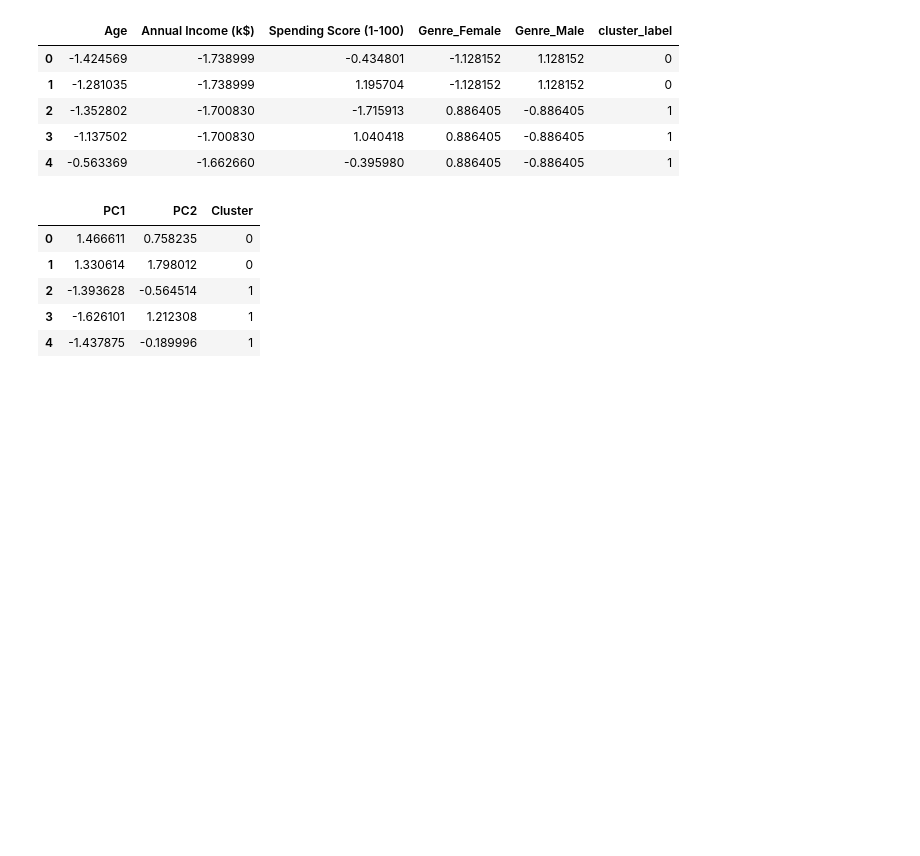
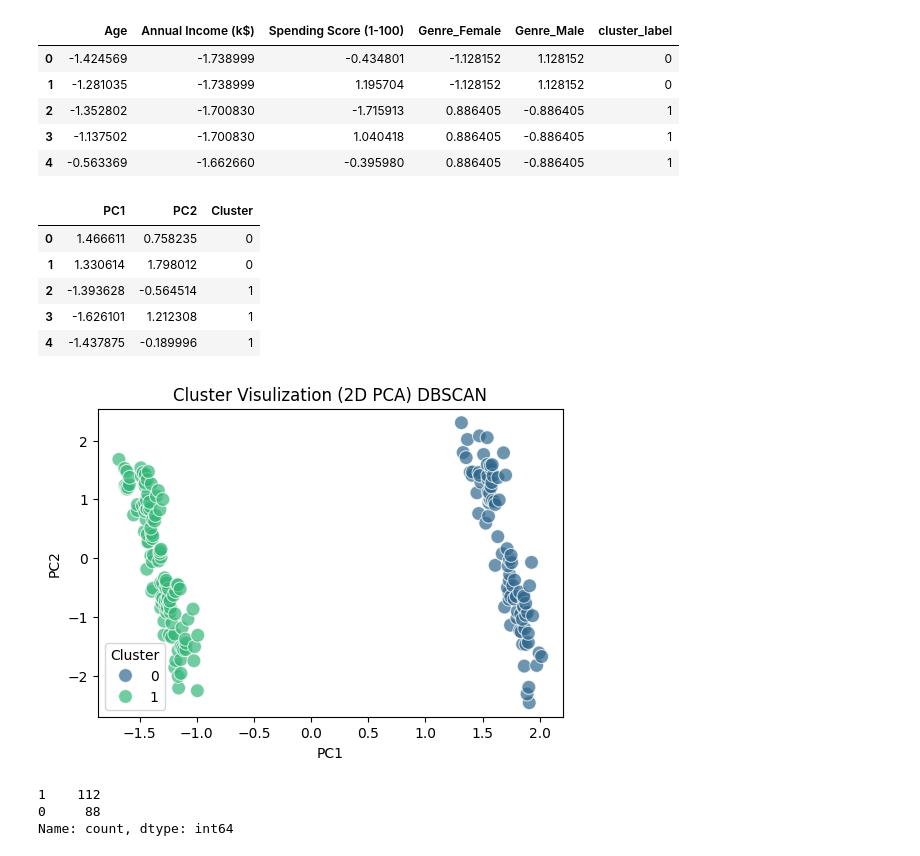
Before and after one commit to biswas-bit/Customer-Segmentation-Unsupervised-ML-, a Jupyter notebook: analysis/algorithem_dbScan.ipynb, the cells around one changed output. Cells and saved outputs as stored; diff of their text form; code cells hidden in the pictures; blank space fills up the shorter version.

Commit message:
used DBSCAN it only gave 2 clusters less then k-means

```diff
--- a/analysis/algorithem_dbScan.ipynb
+++ b/analysis/algorithem_dbScan.ipynb
@@ -35,7 +35,7 @@ from sklearn.cluster import DBSCAN
 
 dbscan_model = DBSCAN(
     eps=1.60,
-    min_samples=10,
+    min_samples=6,
     metric = 'euclidean'
     )
 clusters = dbscan_model.fit_predict(df)
@@ -63,3 +63,22 @@ plot_df.head()
 | 2 | -1.393628 | -0.564514 | 1 |
 | 3 | -1.626101 | 1.212308 | 1 |
 | 4 | -1.437875 | -0.189996 | 1 |
+# %%
+plt.figure(figsize=(6,4))
+sns.scatterplot(
+    x='PC1', y='PC2',
+    hue = 'Cluster',
+    palette = 'viridis',
+    data = plot_df,
+    s=100, alpha=0.7
+)
+plt.title("Cluster Visulization (2D PCA) DBSCAN")
+plt.show()
+# %% [output]
+[figure, added]
+# %%
+print(pd.Series(clusters).value_counts())
+# %% [output]
+1    112
+0     88
+Name: count, dtype: int64
```
